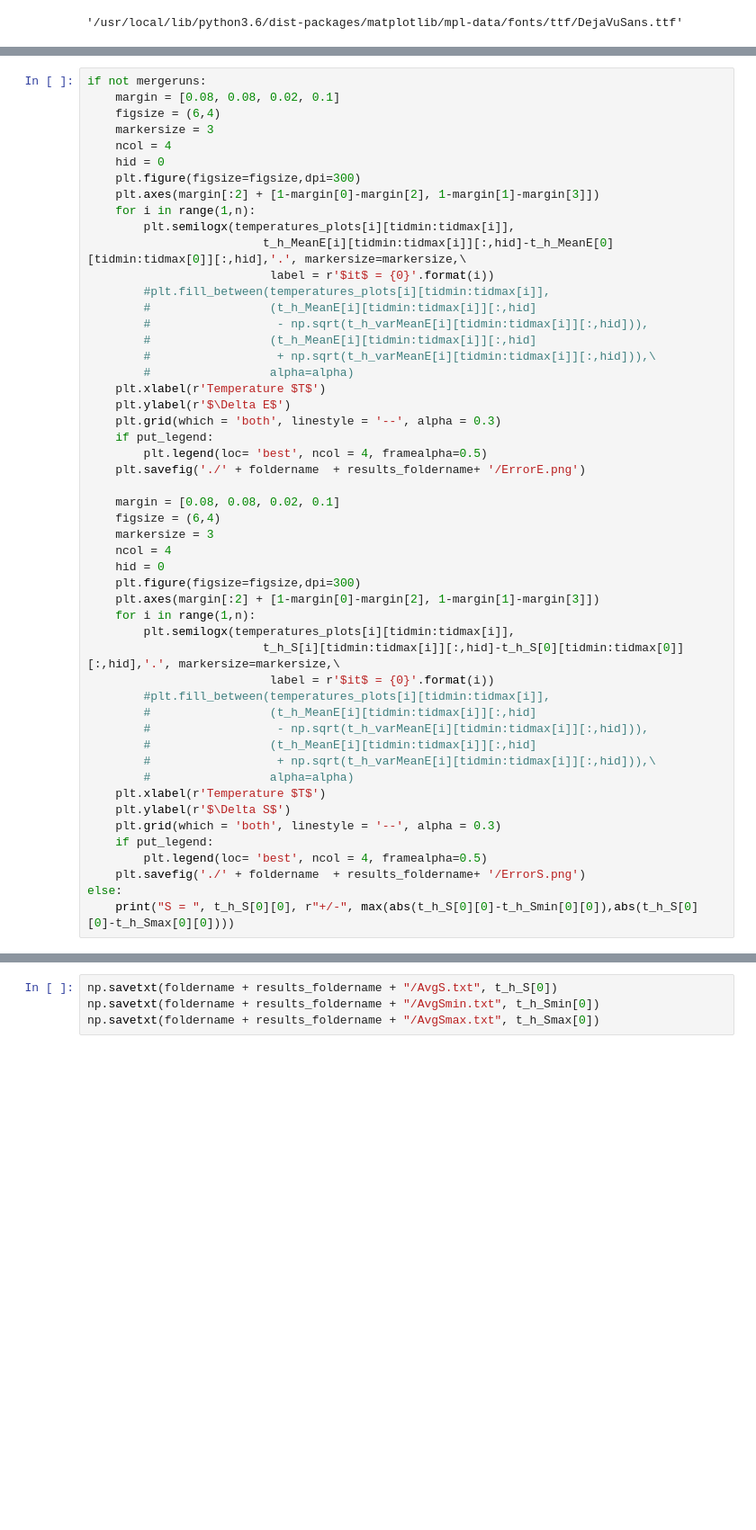
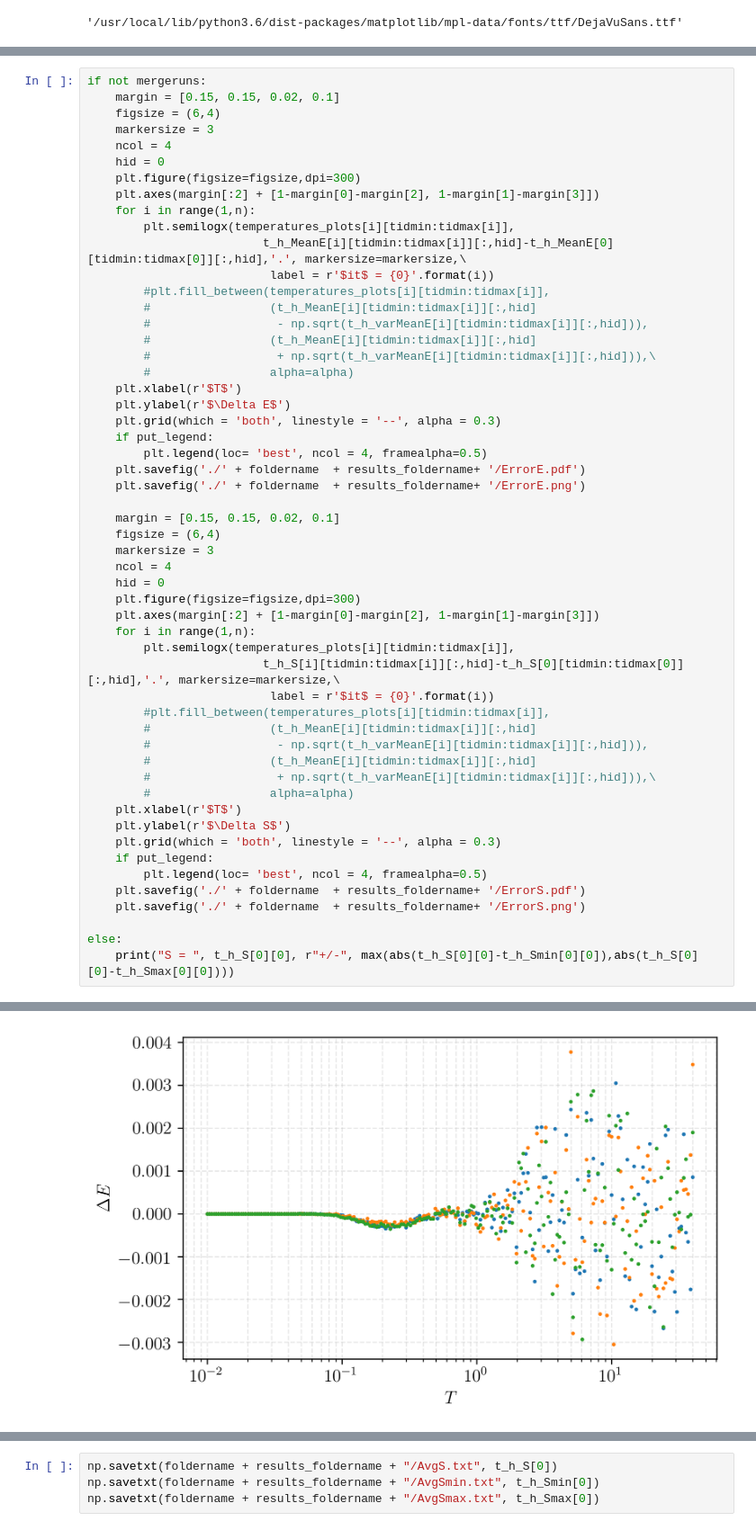
Before and after one commit to jeannecolbois/myopic-dual-worm, a Jupyter notebook: dualworm-kagome/AnalysisCode_KJ1J2J3/AnalysisEasyPhase_FullGsEntropy.ipynb, the cells around one changed output, grey strips where cells are left out. Shown at 90% size. Saved outputs shown, nothing was run; the diff lists cells and outputs as text; blank space fills up the shorter version.

```diff
--- a/dualworm-kagome/AnalysisCode_KJ1J2J3/AnalysisEasyPhase_FullGsEntropy.ipynb
+++ b/dualworm-kagome/AnalysisCode_KJ1J2J3/AnalysisEasyPhase_FullGsEntropy.ipynb
@@ -200,6 +290,6 @@ af.BulkPlotsE(L, nplots, 0, tidmin, tidmax, temperatures_plots, foldername,
 # %%
 if not mergeruns:
-    margin = [0.08, 0.08, 0.02, 0.1]
+    margin = [0.15, 0.15, 0.02, 0.1]
     figsize = (6,4)
     markersize = 3
     ncol = 4
@@ -216,14 +306,15 @@ if not mergeruns:
         #                 (t_h_MeanE[i][tidmin:tidmax[i]][:,hid]
         #                  + np.sqrt(t_h_varMeanE[i][tidmin:tidmax[i]][:,hid])),\
         #                 alpha=alpha)
-    plt.xlabel(r'Temperature $T$')
+    plt.xlabel(r'$T$')
     plt.ylabel(r'$\Delta E$')
     plt.grid(which = 'both', linestyle = '--', alpha = 0.3)
     if put_legend:
         plt.legend(loc= 'best', ncol = 4, framealpha=0.5)
+    plt.savefig('./' + foldername  + results_foldername+ '/ErrorE.pdf')
     plt.savefig('./' + foldername  + results_foldername+ '/ErrorE.png')
 
-    margin = [0.08, 0.08, 0.02, 0.1]
+    margin = [0.15, 0.15, 0.02, 0.1]
     figsize = (6,4)
     markersize = 3
     ncol = 4
@@ -240,12 +331,14 @@ if not mergeruns:
         #                 (t_h_MeanE[i][tidmin:tidmax[i]][:,hid]
         #                  + np.sqrt(t_h_varMeanE[i][tidmin:tidmax[i]][:,hid])),\
         #                 alpha=alpha)
-    plt.xlabel(r'Temperature $T$')
+    plt.xlabel(r'$T$')
     plt.ylabel(r'$\Delta S$')
     plt.grid(which = 'both', linestyle = '--', alpha = 0.3)
     if put_legend:
         plt.legend(loc= 'best', ncol = 4, framealpha=0.5)
+    plt.savefig('./' + foldername  + results_foldername+ '/ErrorS.pdf')
     plt.savefig('./' + foldername  + results_foldername+ '/ErrorS.png')
+
 else:
     print("S = ", t_h_S[0][0], r"+/-", max(abs(t_h_S[0][0]-t_h_Smin[0][0]),abs(t_h_S[0][0]-t_h_Smax[0][0])))
 # %% [output]
@@ -252,0 +345 @@ S =  [0.10548748] +/- [0.00252044]
+[figure, added]
```
Also changed, not shown: parts of 10 cells of this notebook, 3 other files.
